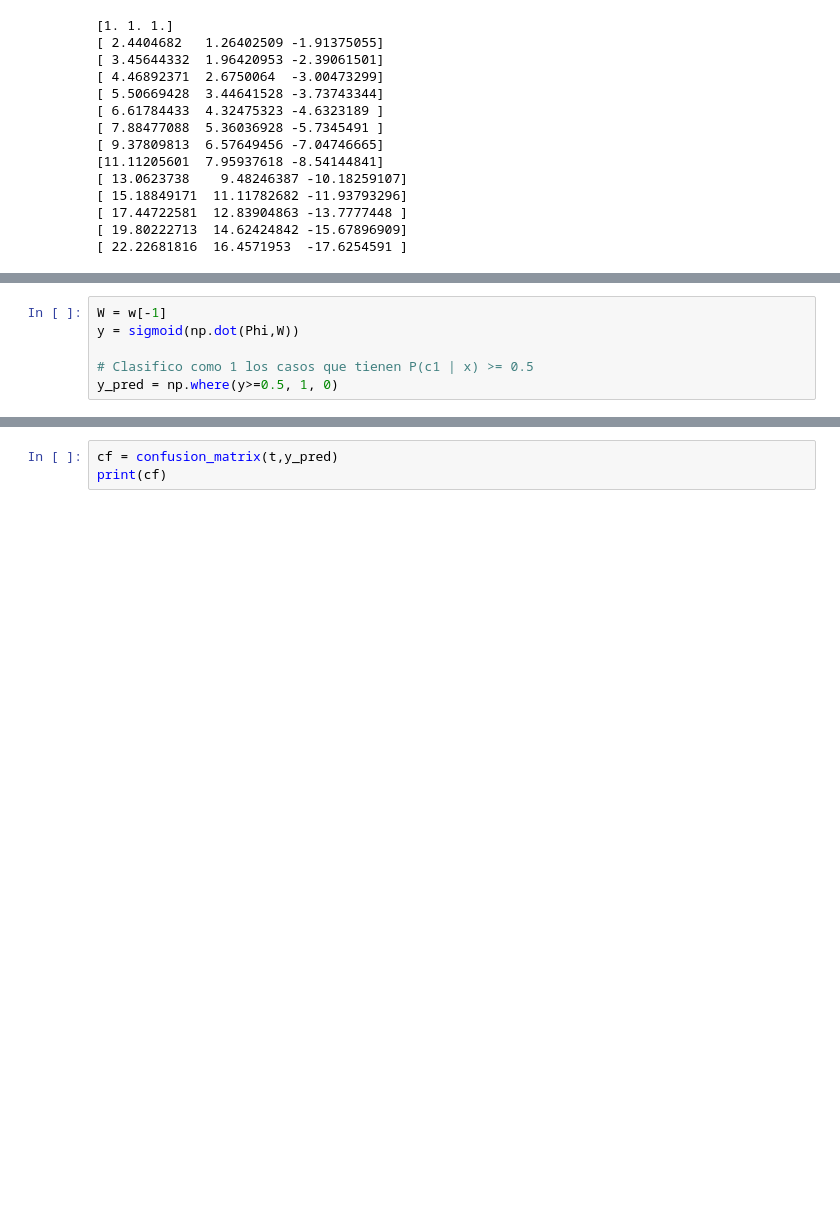
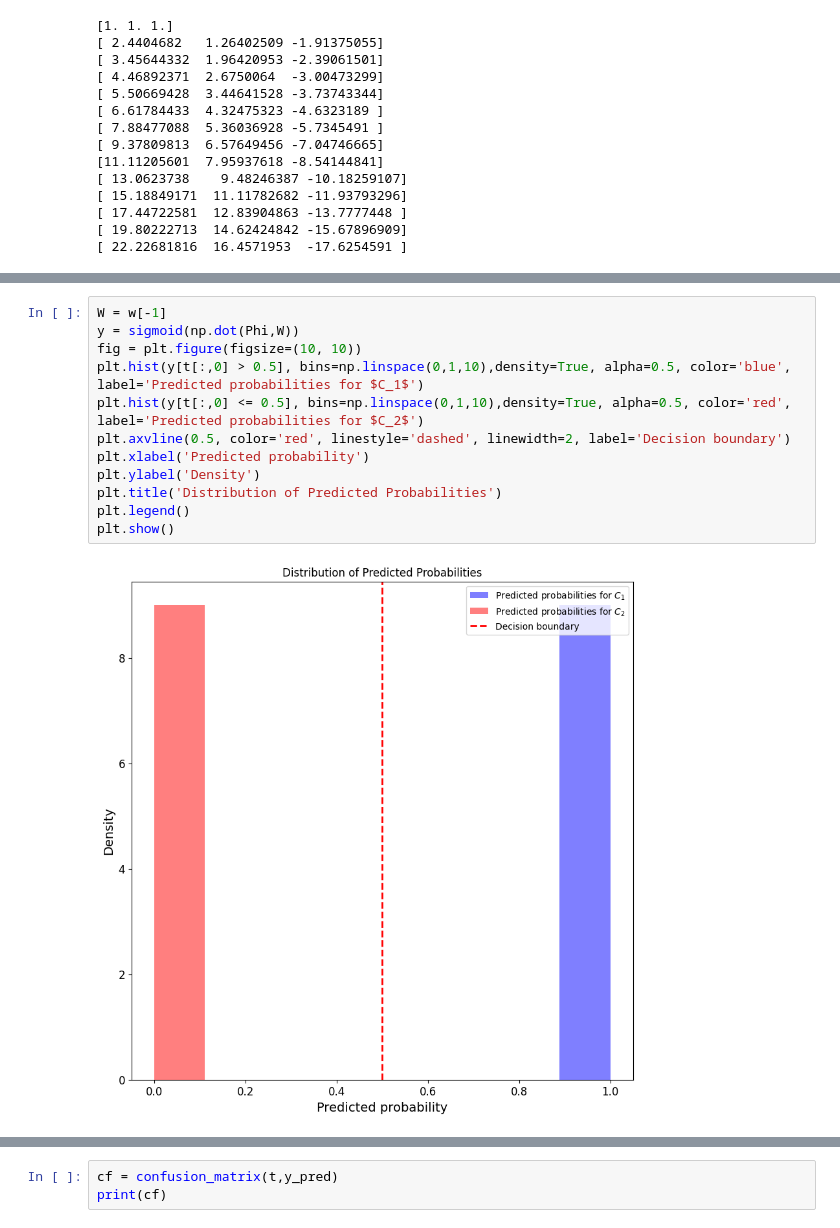
Before and after one commit to mcgen-ct/tutorials, a Jupyter notebook: ML/Introduction_to_Classification.ipynb, the cells around one changed output, grey strips where cells are left out. Saved outputs shown, nothing was run; the diff lists cells and outputs as text; blank space fills up the shorter version.

```diff
--- a/ML/Introduction_to_Classification.ipynb
+++ b/ML/Introduction_to_Classification.ipynb
@@ -251,6 +266,14 @@ for w_val in w:
 # %%
 W = w[-1]
 y = sigmoid(np.dot(Phi,W))
-
-# Clasifico como 1 los casos que tienen P(c1 | x) >= 0.5
-y_pred = np.where(y>=0.5, 1, 0)
+fig = plt.figure(figsize=(10, 10))
+plt.hist(y[t[:,0] > 0.5], bins=np.linspace(0,1,10),density=True, alpha=0.5, color='blue', label='Predicted probabilities for $C_1$')
+plt.hist(y[t[:,0] <= 0.5], bins=np.linspace(0,1,10),density=True, alpha=0.5, color='red', label='Predicted probabilities for $C_2$')
+plt.axvline(0.5, color='red', linestyle='dashed', linewidth=2, label='Decision boundary')
+plt.xlabel('Predicted probability')
+plt.ylabel('Density')
+plt.title('Distribution of Predicted Probabilities')
+plt.legend()
+plt.show()
+# %% [output]
+[figure, added]
```
Also changed, not shown: parts of 31 cells of this notebook.
